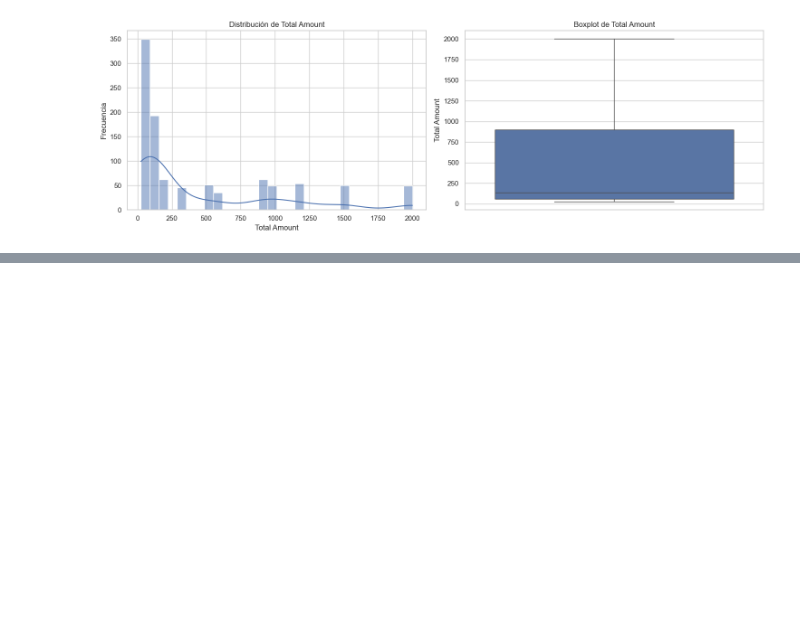
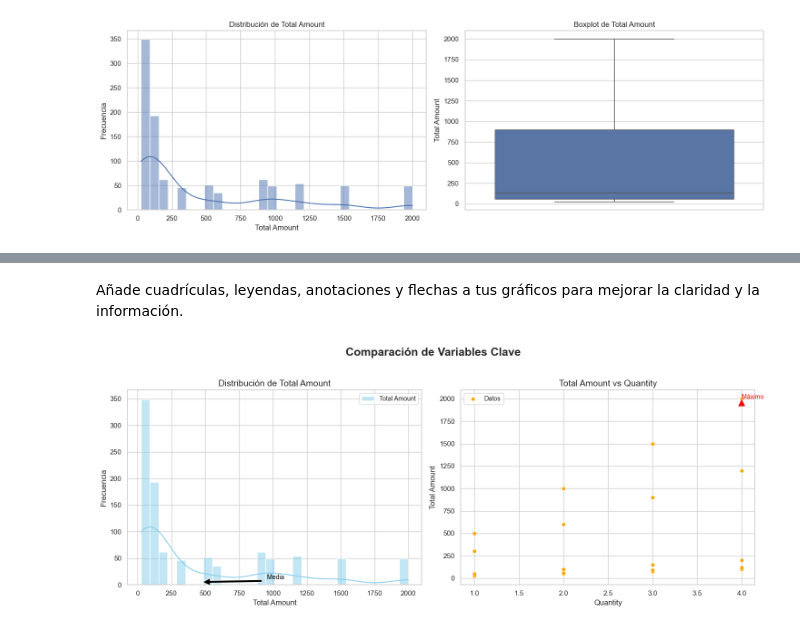
Before and after one commit to amswilli/retail-sales-analysis, a Jupyter notebook: notebooks/Pandas2.ipynb, the cells around one changed output, grey strips where cells are left out. Saved outputs shown, nothing was run; the diff lists cells and outputs as text; code cells hidden in the pictures; blank space fills up the shorter version.

```diff
--- a/notebooks/Pandas2.ipynb
+++ b/notebooks/Pandas2.ipynb
@@ -477,0 +526,41 @@ plt.show()
+# %% [markdown]
+Añade cuadrículas, leyendas, anotaciones y flechas a tus gráficos para mejorar la claridad y la información.
+# %%
+# Configurar el tamaño de los subplots
+fig, axes = plt.subplots(1, 2, figsize=(15, 6))
+fig.suptitle('Comparación de Variables Clave', fontsize=18, fontweight='bold')
+
+# Gráfico 1: Distribución de Total Amount
+sns.histplot(df['Total Amount'], bins=30, ax=axes[0], kde=True, color='skyblue', label='Total Amount')
+axes[0].set_title('Distribución de Total Amount', fontsize=14)
+axes[0].set_xlabel('Total Amount', fontsize=12)
+axes[0].set_ylabel('Frecuencia', fontsize=12)
+axes[0].grid(True)
+axes[0].legend(fontsize=10)
+
+# Anotaciones en el gráfico 1
+mean_value = df['Total Amount'].mean()
+axes[0].annotate('Media', xy=(mean_value, 5), xytext=(mean_value + 500, 10),  # Ajustar posición
+                 arrowprops=dict(facecolor='black', shrink=0.05),
+                 fontsize=10, color='black')
+
+# Gráfico 2: Total Amount vs Quantity
+sns.scatterplot(data=df, x='Quantity', y='Total Amount', ax=axes[1], color='orange', label='Datos')
+axes[1].set_title('Total Amount vs Quantity', fontsize=14)
+axes[1].set_xlabel('Quantity', fontsize=12)
+axes[1].set_ylabel('Total Amount', fontsize=12)
+axes[1].grid(True)
+axes[1].legend(fontsize=10)
+
+# Anotaciones en el gráfico 2
+max_quantity = df['Quantity'].max()
+max_total_amount = df['Total Amount'].max()
+axes[1].annotate('Máximo', xy=(max_quantity, max_total_amount), xytext=(max_quantity  , max_total_amount ),
+                 arrowprops=dict(facecolor='red', shrink=0.05, linewidth=0.5),
+                 fontsize=10, color='red')
+
+# Ajustar el diseño
+plt.tight_layout(rect=[0, 0, 1, 0.96])  # Ajusta el espacio para el título
+plt.show()
+# %% [output]
+[figure, added]
```
Also changed, not shown: parts of 5 cells of this notebook.
